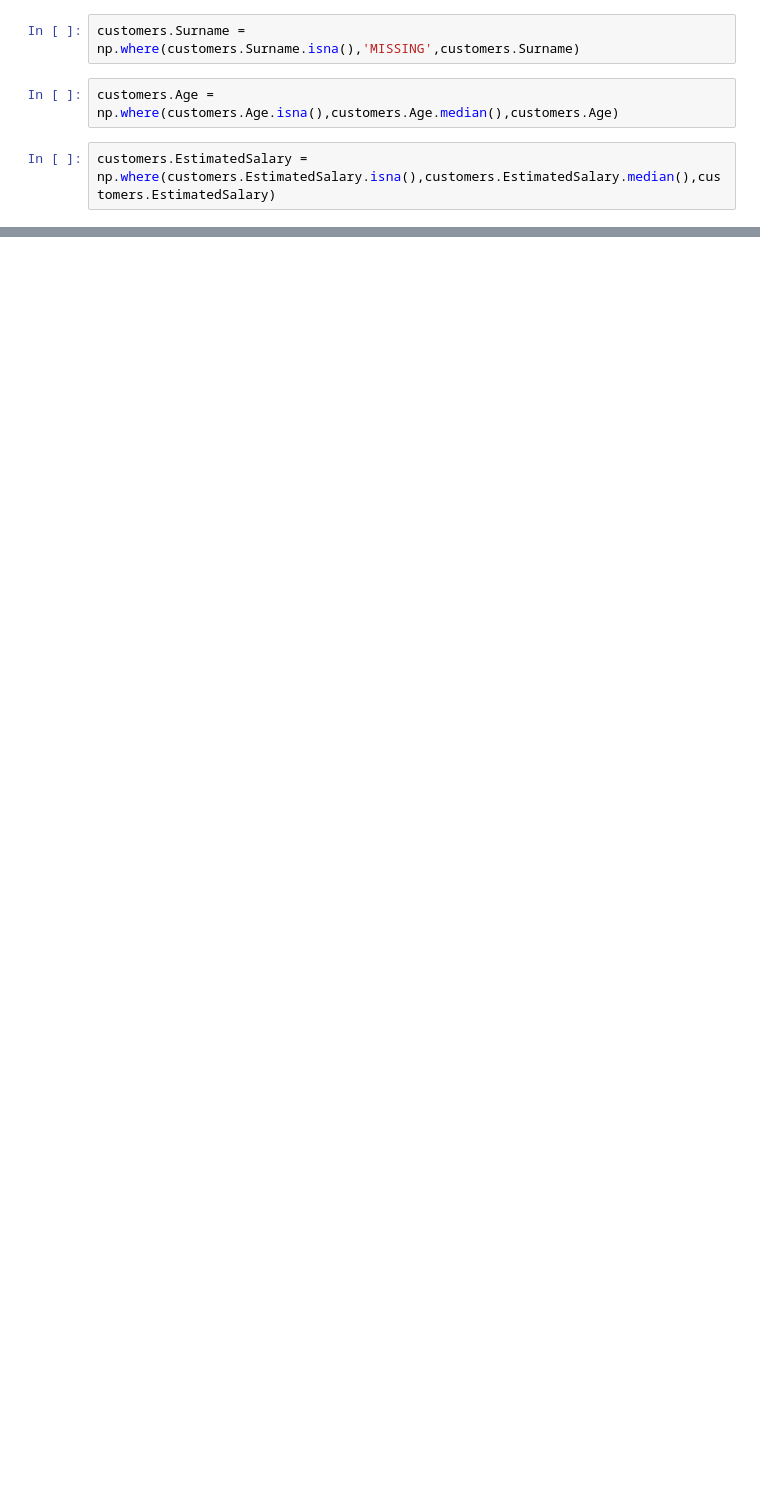
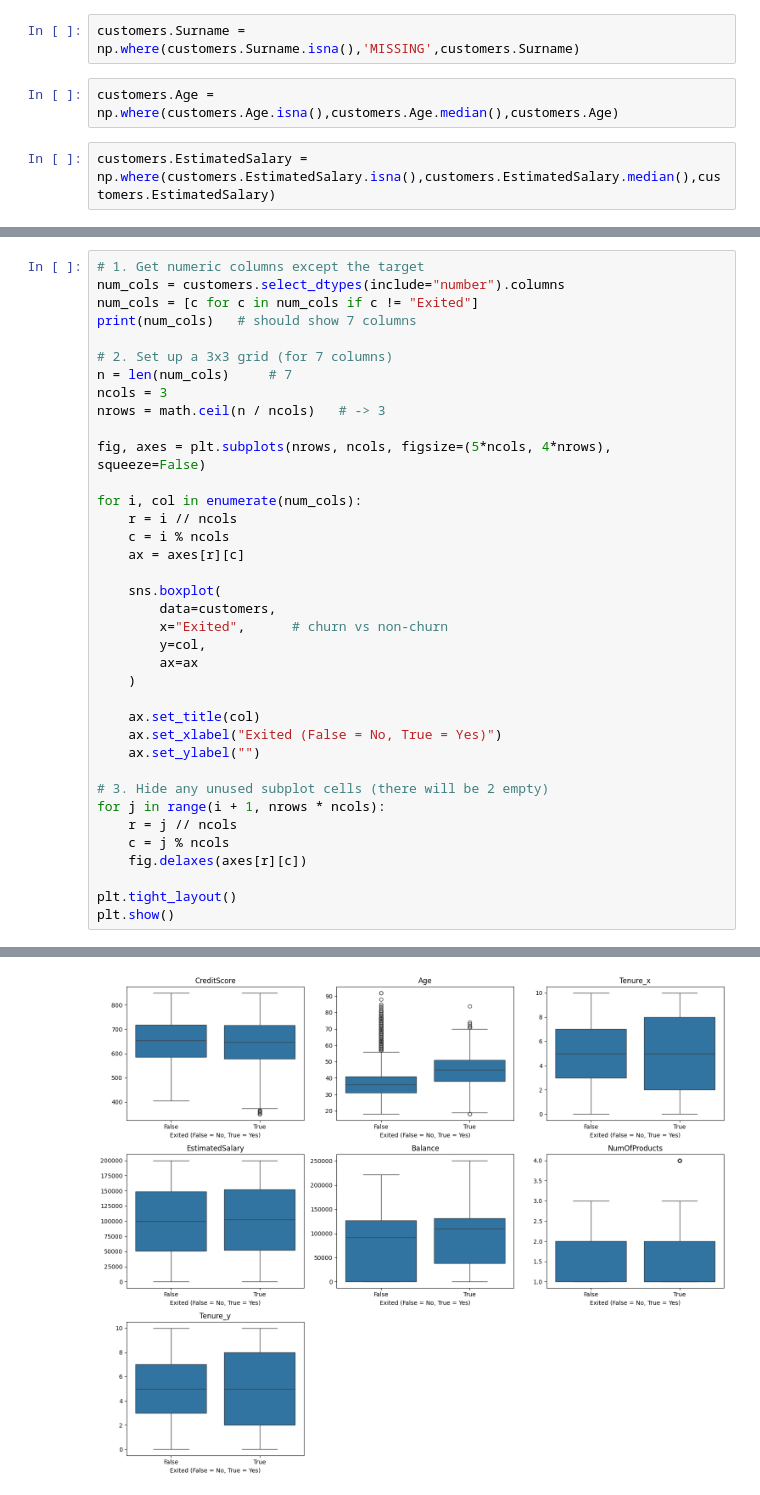
Before and after one commit to MariiaKrestenko/bank-customer-churn, a Jupyter notebook: main.ipynb, the cells around one changed output, grey strips where cells are left out. Saved outputs shown, nothing was run; the diff lists cells and outputs as text; blank space fills up the shorter version.

```diff
--- a/main.ipynb
+++ b/main.ipynb
@@ -130,0 +332,38 @@ customers.EstimatedSalary = np.where(customers.EstimatedSalary.isna(),customers.
+# %%
+# 1. Get numeric columns except the target
+num_cols = customers.select_dtypes(include="number").columns
+num_cols = [c for c in num_cols if c != "Exited"]
+print(num_cols)   # should show 7 columns
+
+# 2. Set up a 3x3 grid (for 7 columns)
+n = len(num_cols)     # 7
+ncols = 3
+nrows = math.ceil(n / ncols)   # -> 3
+
+fig, axes = plt.subplots(nrows, ncols, figsize=(5*ncols, 4*nrows), squeeze=False)
+
+for i, col in enumerate(num_cols):
+    r = i // ncols
+    c = i % ncols
+    ax = axes[r][c]
+
+    sns.boxplot(
+        data=customers,
+        x="Exited",      # churn vs non-churn
+        y=col,
+        ax=ax
+    )
+
+    ax.set_title(col)
+    ax.set_xlabel("Exited (False = No, True = Yes)")
+    ax.set_ylabel("")
+
+# 3. Hide any unused subplot cells (there will be 2 empty)
+for j in range(i + 1, nrows * ncols):
+    r = j // ncols
+    c = j % ncols
+    fig.delaxes(axes[r][c])
+
+plt.tight_layout()
+plt.show()
+# %% [output]
@@ -130,0 +371 @@ customers.EstimatedSalary = np.where(customers.EstimatedSalary.isna(),customers.
+[figure, added]
```
Also changed, not shown: parts of 38 cells of this notebook.
